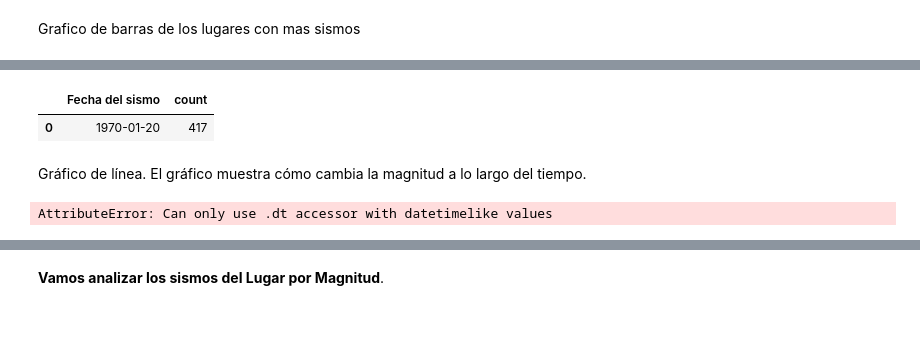
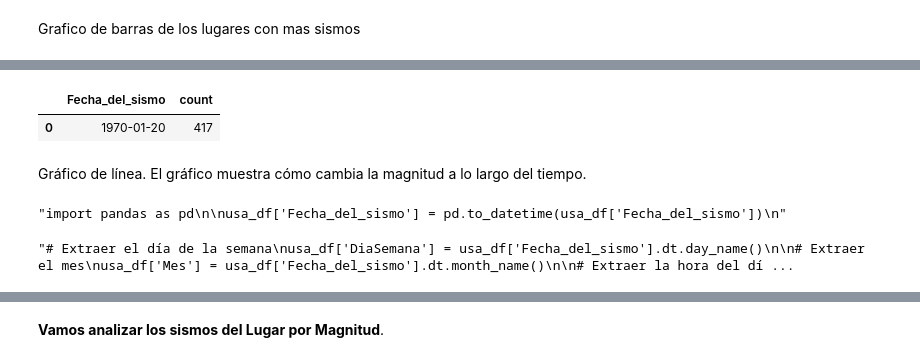
Before and after one commit to Macagonzalezamico/ProyectoSismo, a Jupyter notebook: code/eda/EEUU/EDA_EEUU.ipynb, the cells around one changed output, grey strips where cells are left out. Saved outputs shown, nothing was run; the diff lists cells and outputs as text; code cells hidden in the pictures; blank space fills up the shorter version.

```diff
--- a/code/eda/EEUU/EDA_EEUU.ipynb
+++ b/code/eda/EEUU/EDA_EEUU.ipynb
@@ -354,24 +364,28 @@ KeyError: 'Lugar'
 # %%
-df_date = usa_df.groupby('Fecha del sismo').size().reset_index(name='count')
+df_date = usa_df.groupby('Fecha_del_sismo').size().reset_index(name='count')
 df_date.head()
 # %% [output]
-|  | Fecha del sismo | count |
+|  | Fecha_del_sismo | count |
 | 0 | 1970-01-20 | 417 |
 # %% [markdown]
 Gráfico de línea. El gráfico muestra cómo cambia la magnitud a lo largo del tiempo.
 # %%
-import pandas as pd
+"""import pandas as pd
 
-usa_df['Fecha del sismo'] = pd.to_datetime(usa_df['Fecha del sismo'])
+usa_df['Fecha_del_sismo'] = pd.to_datetime(usa_df['Fecha_del_sismo'])
+"""
+# %% [output]
+"import pandas as pd\n\nusa_df['Fecha_del_sismo'] = pd.to_datetime(usa_df['Fecha_del_sismo'])\n"
 # %%
-# Extraer el día de la semana
-usa_df['DiaSemana'] = usa_df['Fecha del sismo'].dt.day_name()
+"""# Extraer el día de la semana
+usa_df['DiaSemana'] = usa_df['Fecha_del_sismo'].dt.day_name()
 
 # Extraer el mes
-usa_df['Mes'] = usa_df['Fecha del sismo'].dt.month_name()
+usa_df['Mes'] = usa_df['Fecha_del_sismo'].dt.month_name()
 
 # Extraer la hora del día
-usa_df['Hora'] = usa_df['Hora del sismo'].dt.hour
+usa_df['Hora'] = usa_df['Hora_del_sismo'].dt.hour
+"""
 # %% [output]
-AttributeError: Can only use .dt accessor with datetimelike values
+"# Extraer el día de la semana\nusa_df['DiaSemana'] = usa_df['Fecha_del_sismo'].dt.day_name()\n\n# Extraer el mes\nusa_df['Mes'] = usa_df['Fecha_del_sismo'].dt.month_name()\n\n# Extraer la hora del dí ...
 # %%
```
Also changed, not shown: parts of 17 cells of this notebook, 1 other file.
